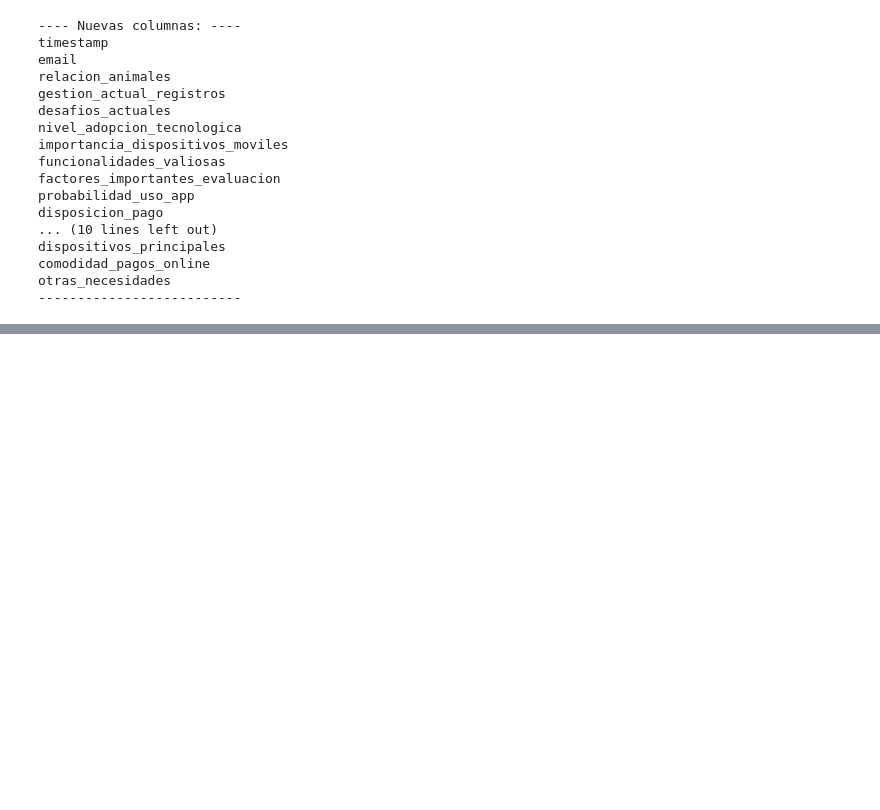
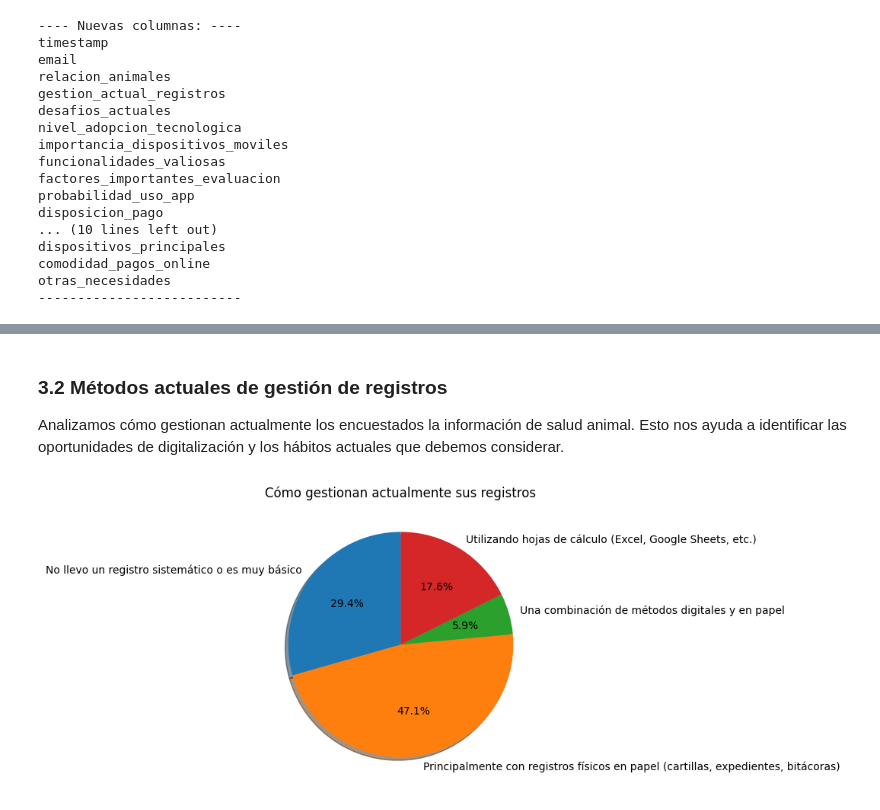
Before and after one commit to betooxx-dev/md-vetzoone, a Jupyter notebook: notebook_main.ipynb, the cells around one changed output, grey strips where cells are left out. Drawn from its saved outputs; the diff is of its cells as text; code cells hidden in the pictures; blank space fills up the shorter version.

```diff
--- a/notebook_main.ipynb
+++ b/notebook_main.ipynb
@@ -156,0 +201,16 @@ dtype: int64
+# %% [markdown]
+### 3.2 Métodos actuales de gestión de registros
+
+Analizamos cómo gestionan actualmente los encuestados la información de salud animal. Esto nos ayuda a identificar las oportunidades de digitalización y los hábitos actuales que debemos considerar.
+# %%
+conteos_gestion_actual_registros.plot.pie(
+    autopct='%.1f%%',
+    shadow=True,
+    startangle=90,
+    legend=False
+)
+plt.ylabel('')
+plt.title('Cómo gestionan actualmente sus registros')
+plt.show()
+# %% [output]
+[figure, added]
```
Also changed, not shown: parts of 24 cells of this notebook, 1 other file.
